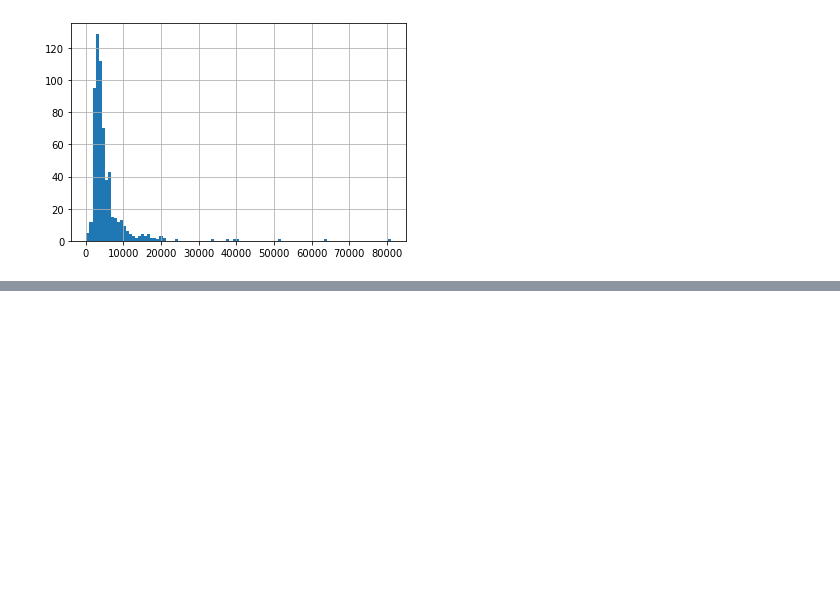
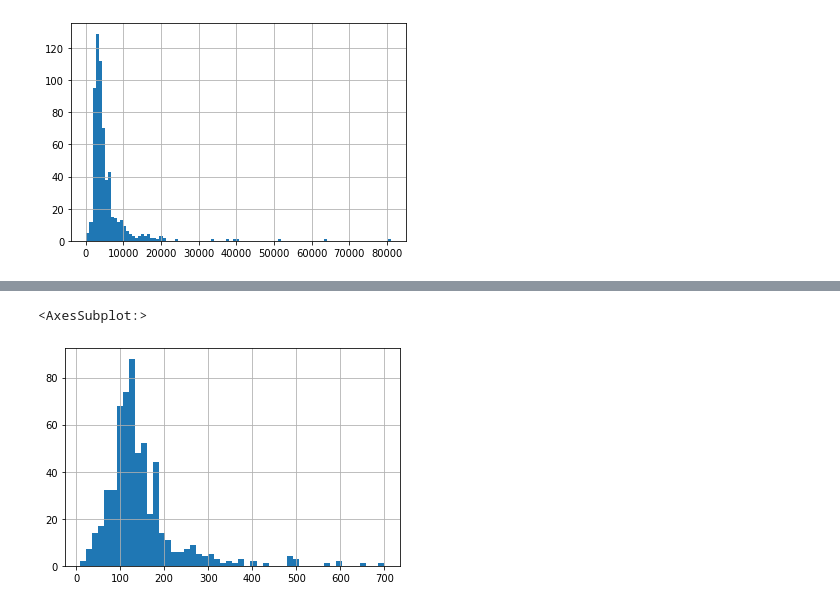
Before and after one commit to jocianoperin/Python, a Jupyter notebook: Notebook.ipynb, the cells around one changed output, grey strips where cells are left out. Cells and saved outputs as stored; diff of their text form; code cells hidden in the pictures; blank space fills up the shorter version.

```diff
--- a/Notebook.ipynb
+++ b/Notebook.ipynb
@@ -44,0 +55,5 @@ df['ApplicantIncome'].hist(bins=100)
+# %%
+df['LoanAmount'].hist(bins=50)
+# %% [output]
+<AxesSubplot:>
+[figure, added]
```
Also changed, not shown: parts of 4 cells of this notebook, 1 other file.
